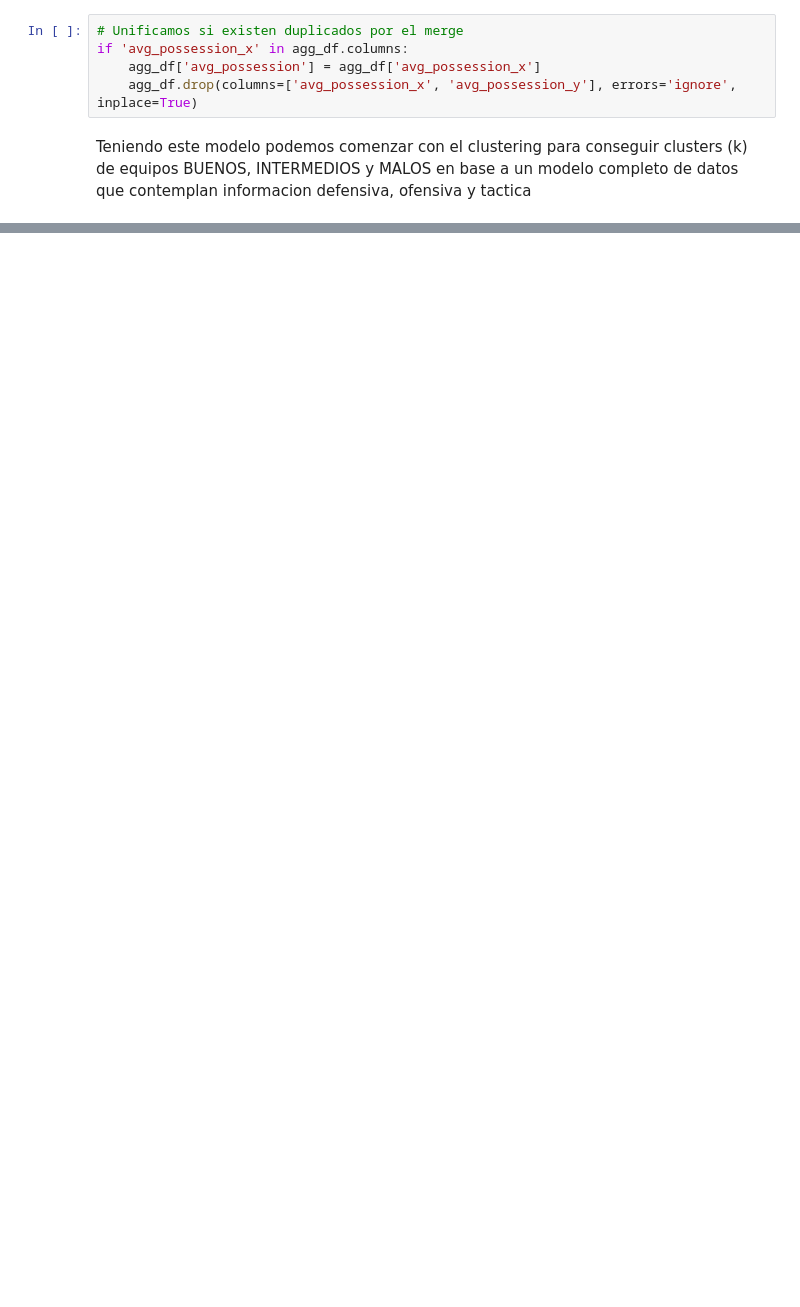
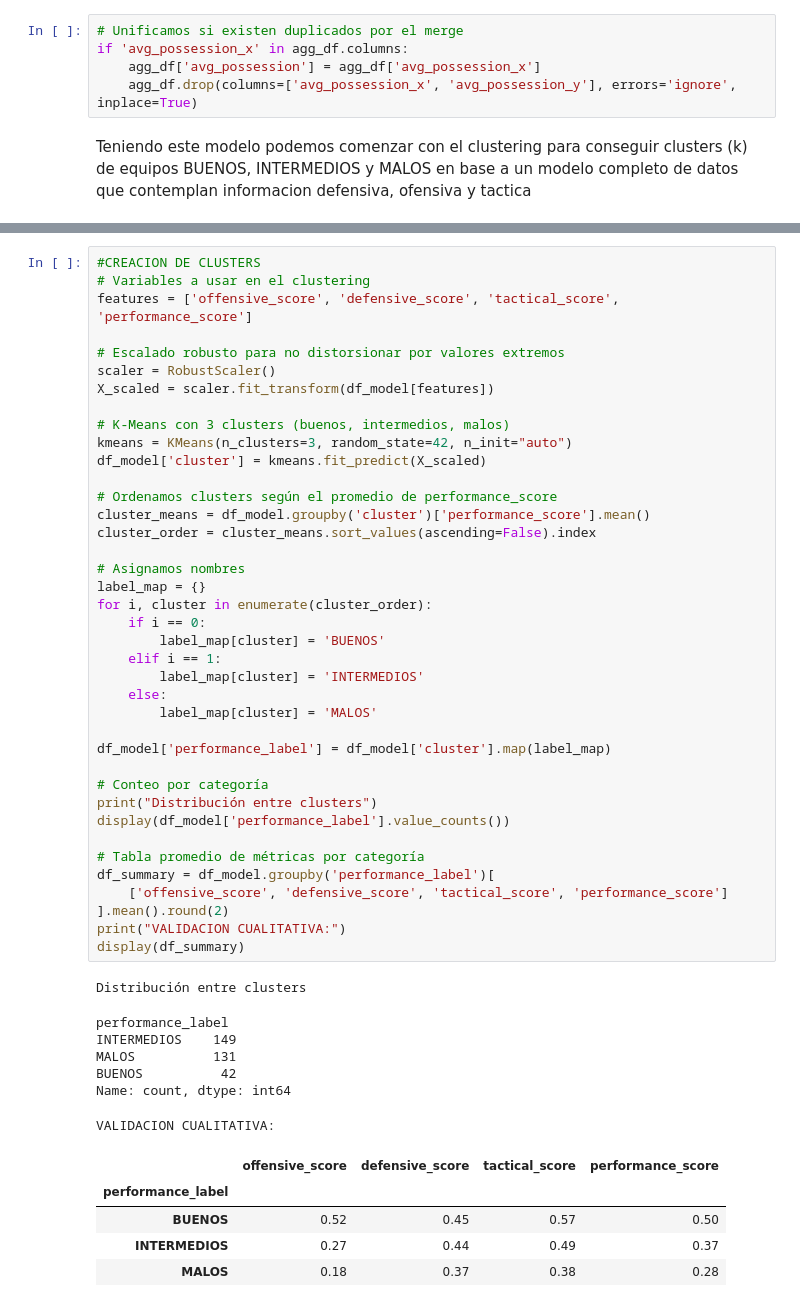
Before and after one commit to VainstubTomas/Aprendizaje_Automatico_Grandes_Datos, a Jupyter notebook: main.ipynb, the cells around one changed output, grey strips where cells are left out. Drawn from its saved outputs; the diff is of its cells as text; blank space fills up the shorter version.

```diff
--- a/main.ipynb
+++ b/main.ipynb
@@ -908,0 +1013,52 @@ Name: count, dtype: int64
+# %%
+#CREACION DE CLUSTERS
+# Variables a usar en el clustering
+features = ['offensive_score', 'defensive_score', 'tactical_score', 'performance_score']
+
+# Escalado robusto para no distorsionar por valores extremos
+scaler = RobustScaler()
+X_scaled = scaler.fit_transform(df_model[features])
+
+# K-Means con 3 clusters (buenos, intermedios, malos)
+kmeans = KMeans(n_clusters=3, random_state=42, n_init="auto")
+df_model['cluster'] = kmeans.fit_predict(X_scaled)
+
+# Ordenamos clusters según el promedio de performance_score
+cluster_means = df_model.groupby('cluster')['performance_score'].mean()
+cluster_order = cluster_means.sort_values(ascending=False).index
+
+# Asignamos nombres
+label_map = {}
+for i, cluster in enumerate(cluster_order):
+    if i == 0:
+        label_map[cluster] = 'BUENOS'
+    elif i == 1:
+        label_map[cluster] = 'INTERMEDIOS'
+    else:
+        label_map[cluster] = 'MALOS'
+
+df_model['performance_label'] = df_model['cluster'].map(label_map)
+
+# Conteo por categoría
+print("Distribución entre clusters")
+display(df_model['performance_label'].value_counts())
+
+# Tabla promedio de métricas por categoría
+df_summary = df_model.groupby('performance_label')[
+    ['offensive_score', 'defensive_score', 'tactical_score', 'performance_score']
+].mean().round(2)
+print("VALIDACION CUALITATIVA:")
+display(df_summary)
+# %% [output]
+Distribución entre clusters
+performance_label
+INTERMEDIOS    149
+MALOS          131
+BUENOS          42
+Name: count, dtype: int64
+VALIDACION CUALITATIVA:
+|  | offensive_score | defensive_score | tactical_score | performance_score |
+| performance_label |  |  |  |  |
+| BUENOS | 0.52 | 0.45 | 0.57 | 0.50 |
+| INTERMEDIOS | 0.27 | 0.44 | 0.49 | 0.37 |
+| MALOS | 0.18 | 0.37 | 0.38 | 0.28 |
```
Also changed, not shown: parts of 22 cells of this notebook.
